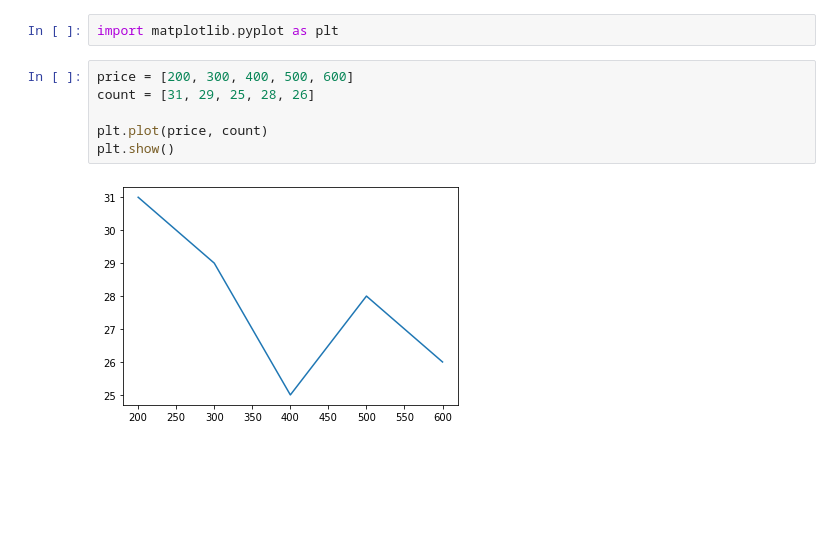
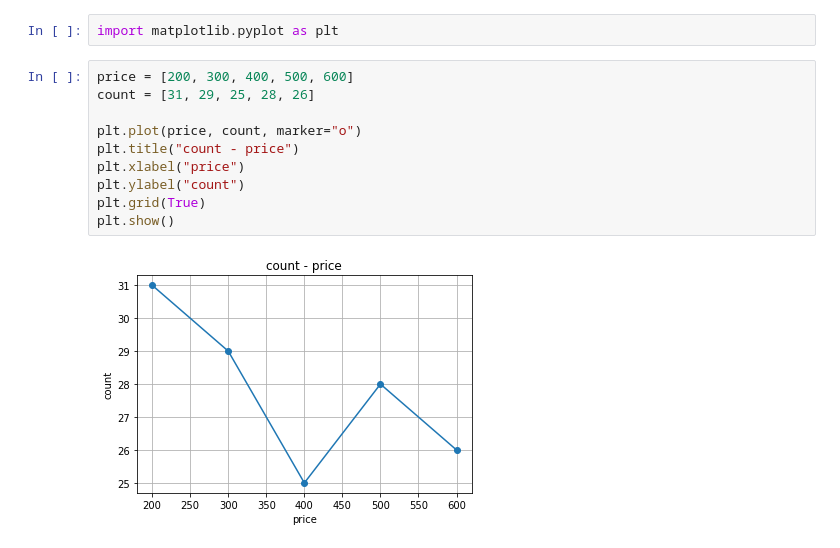
Before and after one commit to chosokabe1/python3nyumon, a Jupyter notebook: pyplot_xy.ipynb, the cells around one changed output. Saved outputs shown, nothing was run; the diff lists cells and outputs as text; blank space fills up the shorter version.

```diff
--- a/pyplot_xy.ipynb
+++ b/pyplot_xy.ipynb
@@ -3,8 +3,12 @@ import matplotlib.pyplot as plt
 # %%
 price = [200, 300, 400, 500, 600]
 count = [31, 29, 25, 28, 26]
 
-plt.plot(price, count)
+plt.plot(price, count, marker="o")
+plt.title("count - price")
+plt.xlabel("price")
+plt.ylabel("count")
+plt.grid(True)
 plt.show()
 # %% [output]
-[figure, old version]
+[figure, new version]
```
Also changed, not shown: parts of 2 cells of this notebook, 2 other files.
